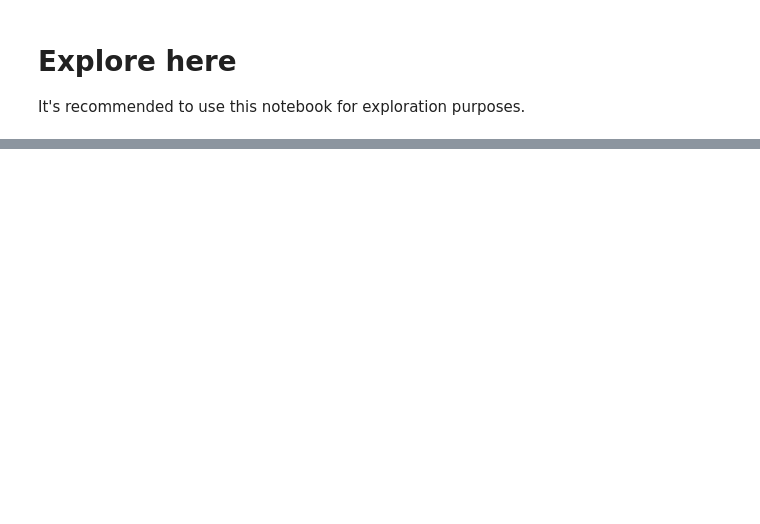
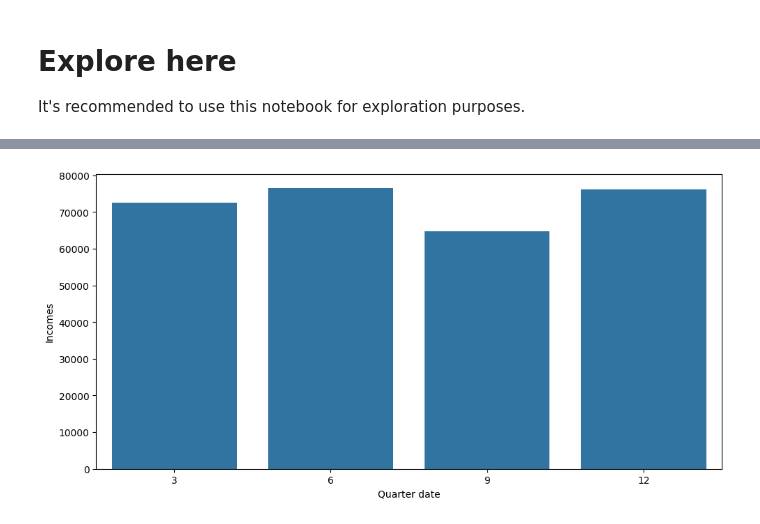
Before and after one commit to Yakondra/web-scraping-project-tutorial, a Jupyter notebook: src/explore.ipynb, the cells around one changed output, grey strips where cells are left out. Saved outputs shown, nothing was run; the diff lists cells and outputs as text; code cells hidden in the pictures; blank space fills up the shorter version.

```diff
--- a/src/explore.ipynb
+++ b/src/explore.ipynb
@@ -78,0 +107,12 @@ import seaborn as sns
+# %%
+fig, axis = plt.subplots(figsize = (10, 5))
+
+tesla_monthly = tesla_quarterly.groupby(tesla_quarterly["Quarter date"].dt.month).sum().reset_index()
+
+sns.barplot(data = tesla_monthly, x = "Quarter date", y = "Incomes")
+
+plt.tight_layout()
+
+plt.show()
+# %% [output]
+[figure, added]
```
Also changed, not shown: parts of 4 cells of this notebook, 2 other files.
